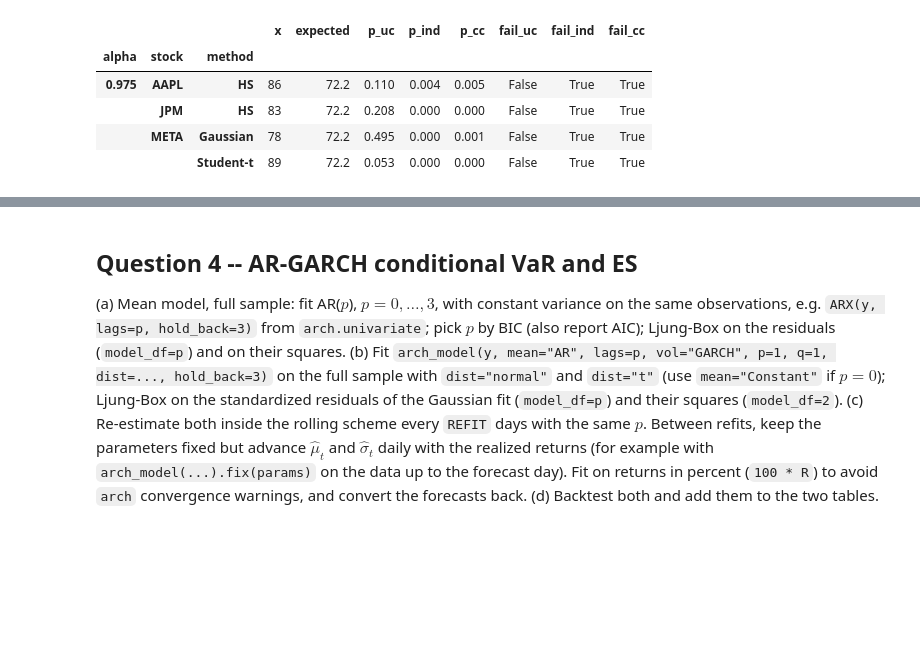
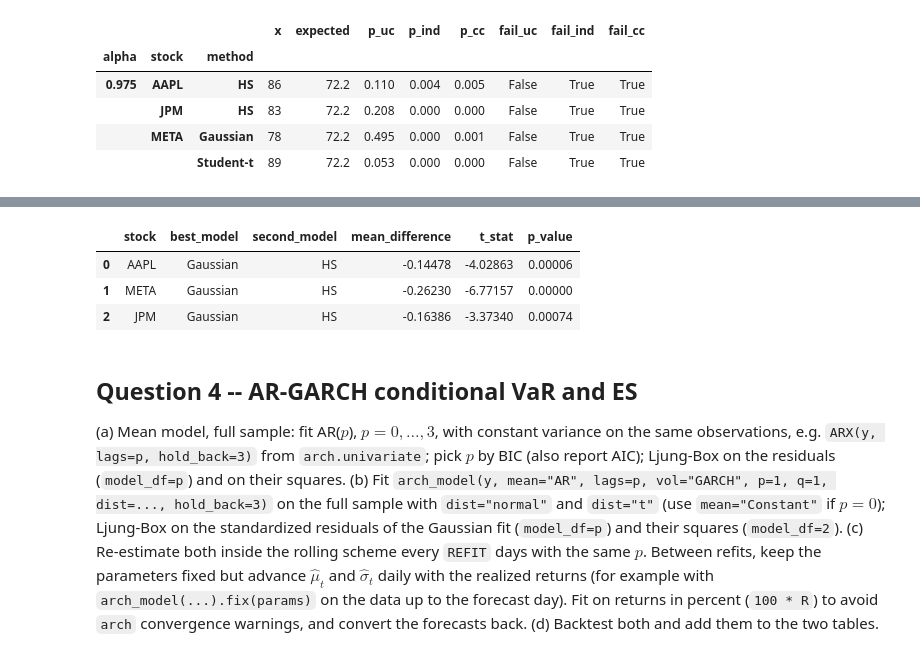
Before and after one commit to gpadidee/Project-QRM, a Jupyter notebook: Project_template.ipynb, the cells around one changed output, grey strips where cells are left out. Saved outputs shown, nothing was run; the diff lists cells and outputs as text; code cells hidden in the pictures; blank space fills up the shorter version.

```diff
--- a/Project_template.ipynb
+++ b/Project_template.ipynb
@@ -295,3 +526,65 @@ display(verdict[verdict["fail_uc"] != verdict["fail_cc"]].round(3))
+# %%
+import statsmodels.api as sm # switch it to the top cell in the end
+
+def diebold_mariano_test(score_A, score_B, lags=NW_LAGS):
+    """
+    Diebold-Mariano test using Newey-West HAC standard errors.
+    score_A and score_B are daily loss/score series.
+    """
+
+    d = np.asarray(score_A) - np.asarray(score_B)
+
+    # Regression of score differences on a constant
+    X = np.ones(len(d))
+
+    model = sm.OLS(d, X).fit(
+        cov_type="HAC",
+        cov_kwds={"maxlags": lags}
+    )
+
+    mean_diff = d.mean()
+    t_stat = model.tvalues[0]
+    p_value = model.pvalues[0]
+
+    return mean_diff, t_stat, p_value
+
+
+dm_rows = []
+
+for tk in TICKERS:
+
+    # Get the two best models for this stock
+    ranking = (table_fz[table_fz["stock"] == tk].sort_values("mean_FZ"))
+
+    best_method = ranking.iloc[0]["method"]
+    second_method = ranking.iloc[1]["method"]
+
+    # DM test
+    mean_diff, t_stat, p_value = diebold_mariano_test(
+        fz_fc[(tk, best_method)],
+        fz_fc[(tk, second_method)]
+    )
+
+    dm_rows.append({
+        "stock": tk,
+        "best_model": best_method,
+        "second_model": second_method,
+        "mean_difference": mean_diff,
+        "t_stat": t_stat,
+        "p_value": p_value
+    })
+
+
+table_dm = pd.DataFrame(dm_rows)
+
+display(table_dm.round(5))
+
+table_dm.to_csv(OUT_DIR / "q3_dm_test.csv", index=False)
+# %% [output]
+|  | stock | best_model | second_model | mean_difference | t_stat | p_value |
+| 0 | AAPL | Gaussian | HS | -0.14478 | -4.02863 | 0.00006 |
+| 1 | META | Gaussian | HS | -0.26230 | -6.77157 | 0.00000 |
+| 2 | JPM | Gaussian | HS | -0.16386 | -3.37340 | 0.00074 |
 # %% [markdown]
 ## Question 4 -- AR-GARCH conditional VaR and ES
 
```
Also changed, not shown: parts of 4 cells of this notebook, 2 other files.
